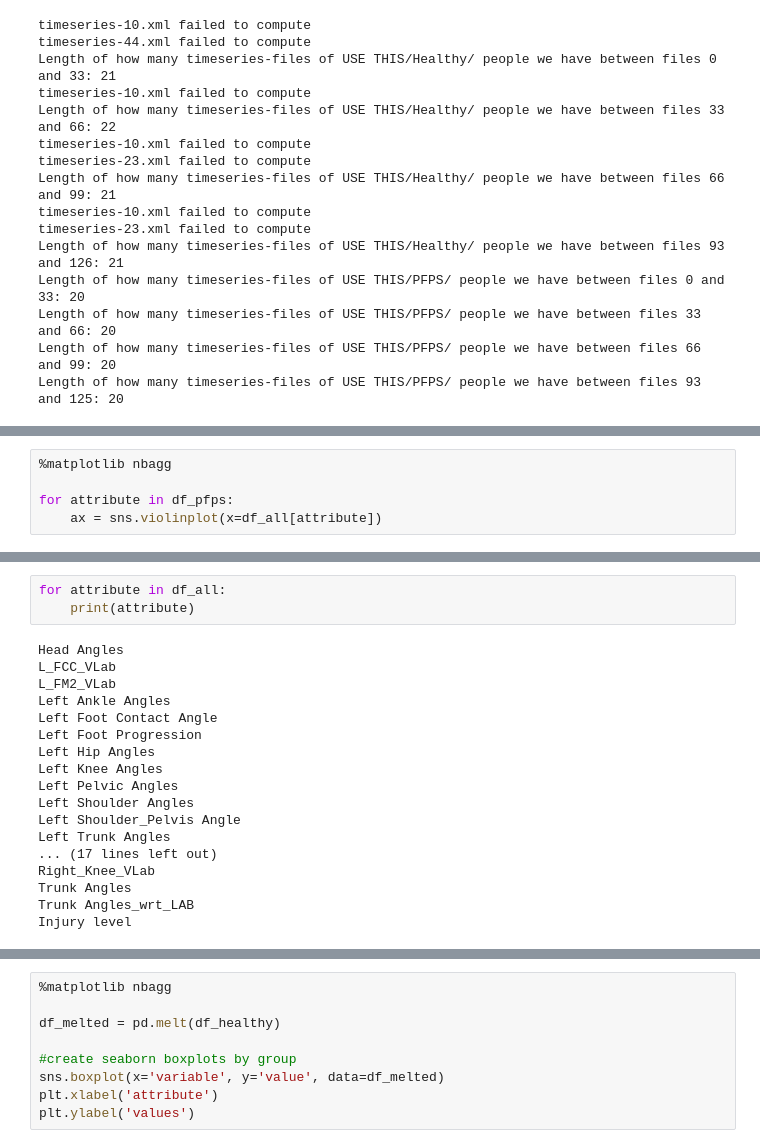
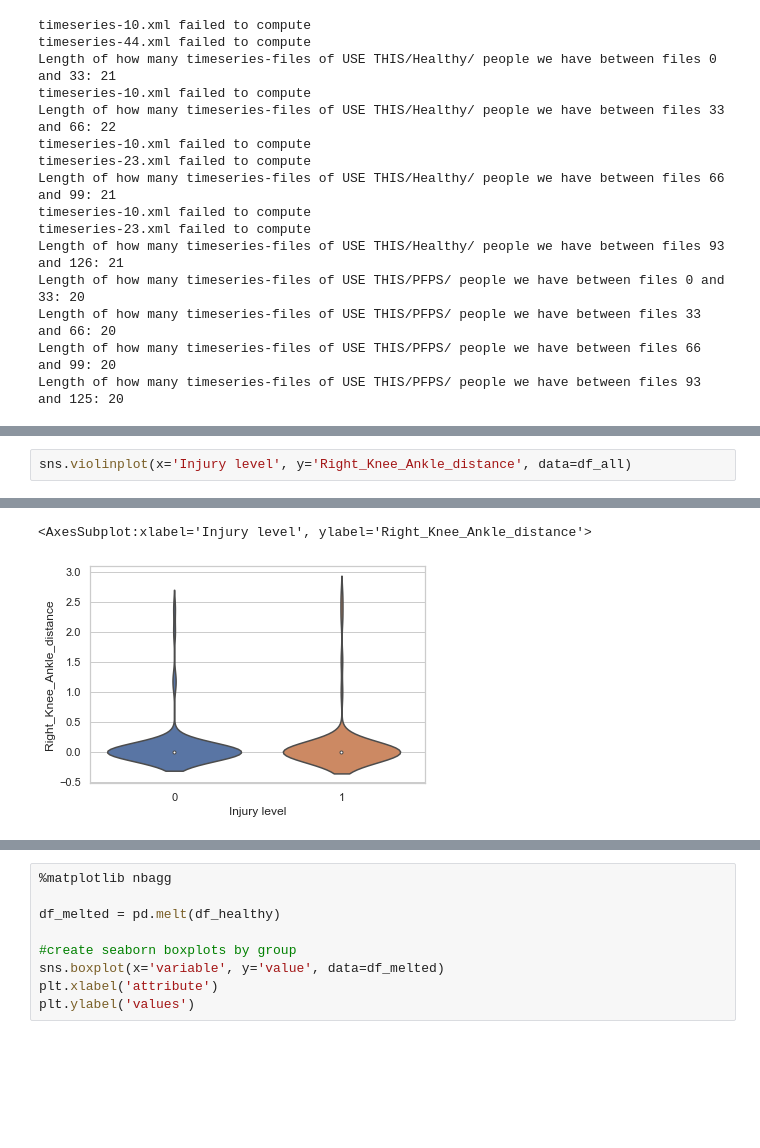
Before and after one commit to streckgumman/BikeFit, a Jupyter notebook: violin-plots.ipynb, the cells around one changed output, grey strips where cells are left out. Cells and saved outputs as stored; diff of their text form; blank space fills up the shorter version.

```diff
--- a/violin-plots.ipynb
+++ b/violin-plots.ipynb
@@ -166,6 +165,3 @@ for attribute in df_healthy:
 # %%
-%matplotlib nbagg
-
-for attribute in df_pfps:
-    ax = sns.violinplot(x=df_all[attribute])
+sns.violinplot(x='Injury level', y='Right_Knee_Ankle_distance', data=df_all)
 # %% [output]
@@ -174,21 +168,2 @@ for attribute in df_pfps:
+<AxesSubplot:xlabel='Injury level', ylabel='Right_Knee_Ankle_distance'>
+[figure, added]
-# %%
-for attribute in df_all:
-    print(attribute)
-# %% [output]
-Head Angles
-L_FCC_VLab
-L_FM2_VLab
-Left Ankle Angles
-Left Foot Contact Angle
-Left Foot Progression
-Left Hip Angles
-Left Knee Angles
-Left Pelvic Angles
-Left Shoulder Angles
-Left Shoulder_Pelvis Angle
-Left Trunk Angles
-... (17 lines left out)
-Right_Knee_VLab
-Trunk Angles
-Trunk Angles_wrt_LAB
-Injury level
```
Also changed, not shown: parts of 16 cells of this notebook.
